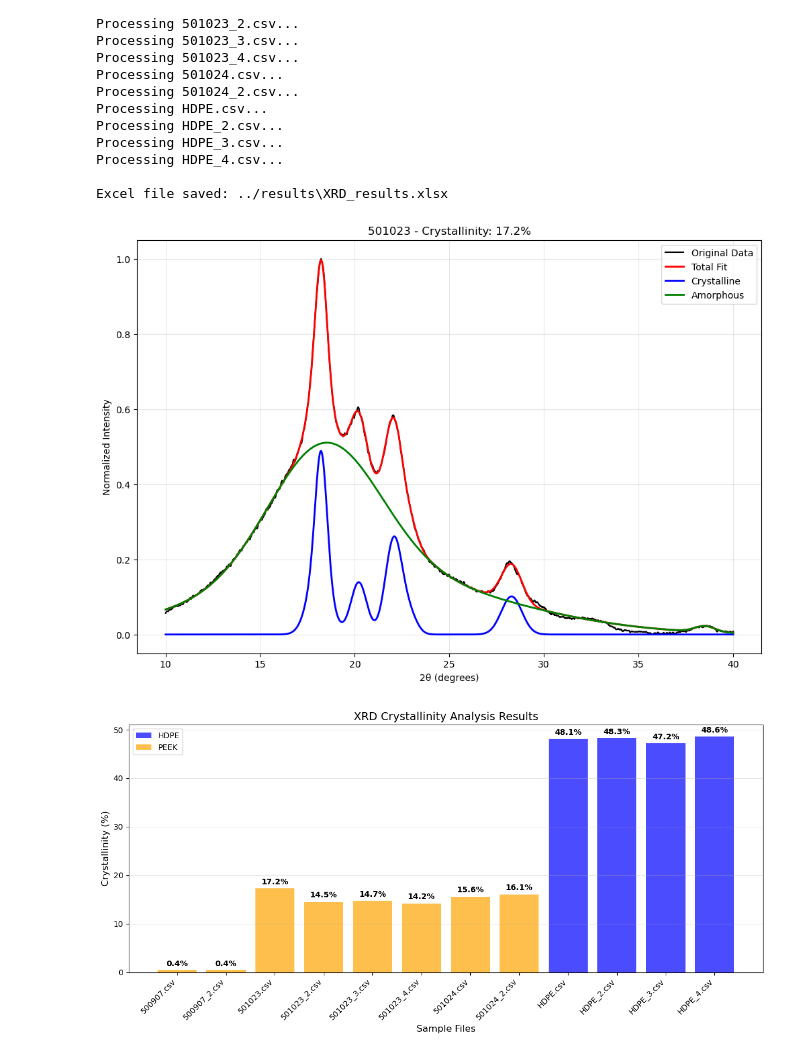
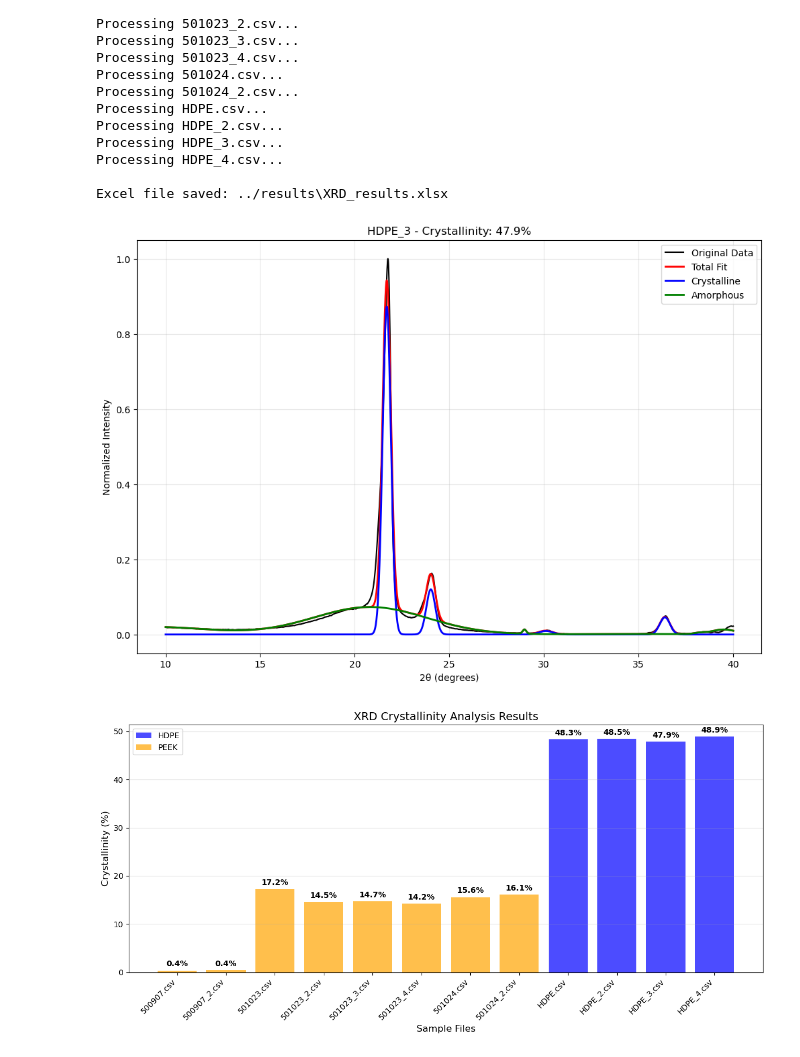
Before and after one commit to louis-sh-nguyen/polymer-characterisation, a Jupyter notebook: notebooks/XRD_analysis_main.ipynb, the cells around one changed output. Cells and saved outputs as stored; diff of their text form; code cells hidden in the pictures.

Commit message:
update results file for normal xrd fit

```diff
--- a/notebooks/XRD_analysis_main.ipynb
+++ b/notebooks/XRD_analysis_main.ipynb
@@ -2161,3 +2161,8 @@ height_width_threshold_dict = {
     'PEEK': 0.05,  # tuned
     'HDPE': 0.008,  # tuned
 }
+
+min_prominence_dict = {
+    'PEEK': 0.008,  # tuned
+    'HDPE': 0.001,  # tuned
+}
@@ -2203,9 +2282,10 @@ for file in all_files:
     two_theta = data['2Theta'].values
 
     results = fit_xrd_spectrum_fast(two_theta, intensity,
+                                    min_prominence=min_prominence_dict.get(polymer, None),
                                known_crys_peaks=sample_crys_peaks_dict.get(file, None),
                                known_amorp_peaks=known_amorp_peaks_dict.get(polymer, None),
-                               height_width_threshold=height_width_threshold_dict[polymer],
+                               height_width_threshold=height_width_threshold_dict.get(polymer, None),
                                min_r_squared=0.999, amorphous_r_squared=0.90,
                                visualise=True)
 
@@ -2387,7 +2467,7 @@ for file in ['501023.csv']:
                             #    known_crys_peaks=[18.7-0.2, 20.6, 22.7, 28.7],
                                known_amorp_peaks=known_amorp_peaks_dict.get(polymer, None),
                                height_width_threshold=height_width_threshold_dict[polymer],
-                               min_r_squared=0.999, amorphous_r_squared=0.90,
+                               min_r_squared=0.95, amorphous_r_squared=0.90,
                                visualise=True)
 
     results_dict[file] = results
@@ -2611,35 +2689,35 @@ def plot_xrd_from_excel(excel_file_path, sample_name):
 
     # Create tab name
     tab_name = os.path.splitext(sample_info['Filename'])[0]
     if len(tab_name) > 31:
         tab_name = tab_name[:31]
 
     # Load spectrum data
     spectrum_df = pd.read_excel(excel_file_path, sheet_name=tab_name)
 
     # Create plot
     plt.figure(figsize=(12, 8))
 
     plt.plot(spectrum_df['2Theta_deg'], spectrum_df['Original_Intensity_normalized'],
              'k-', linewidth=1.5, label='Original Data')
     plt.plot(spectrum_df['2Theta_deg'], spectrum_df['Total_Fit'],
              'r-', linewidth=2, label='Total Fit')
     plt.plot(spectrum_df['2Theta_deg'], spectrum_df['Crystalline_Fit'],
              'b-', linewidth=2, label='Crystalline')
     plt.plot(spectrum_df['2Theta_deg'], spectrum_df['Amorphous_Fit'],
              'g-', linewidth=2, label='Amorphous')
 
     plt.xlabel('2θ (degrees)')
     plt.ylabel('Normalized Intensity')
     plt.title(f"{sample_name} - Crystallinity: {sample_info['Crystallinity_percent']:.1f}%")
     plt.legend()
     plt.grid(True, alpha=0.3)
     plt.show()
 
 # Usage
-plot_xrd_from_excel('../results/XRD_results.xlsx', '501023')
+plot_xrd_from_excel('../results/XRD_results.xlsx', 'HDPE_3')
 # %% [output]
-[figure, old version]
+[figure, new version]
 # %%
 def plot_crystallinity_from_excel(excel_file_path):
     # Plot comparison plot
```
Also changed, not shown: parts of 5 cells of this notebook, 1 other file.
